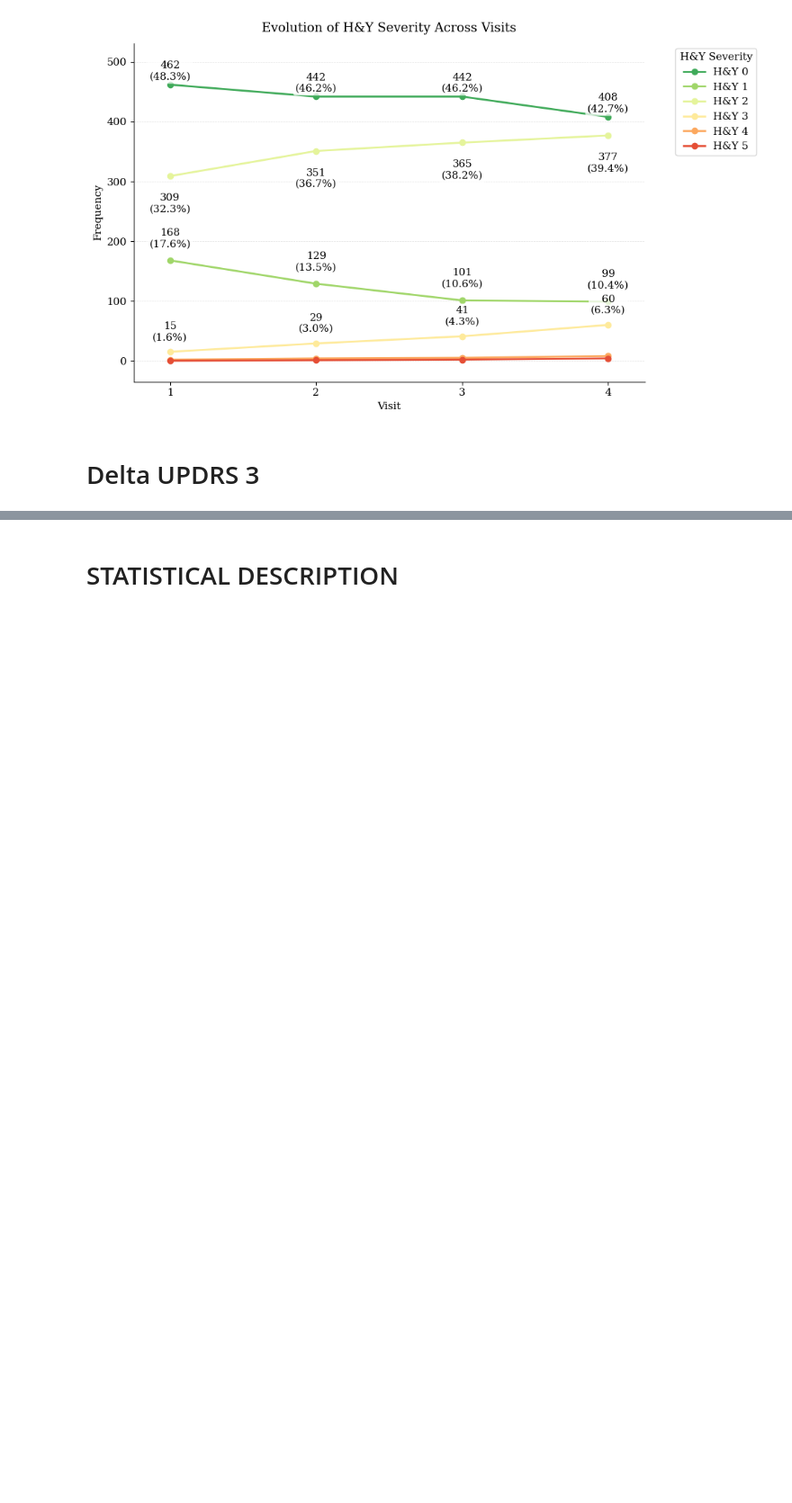
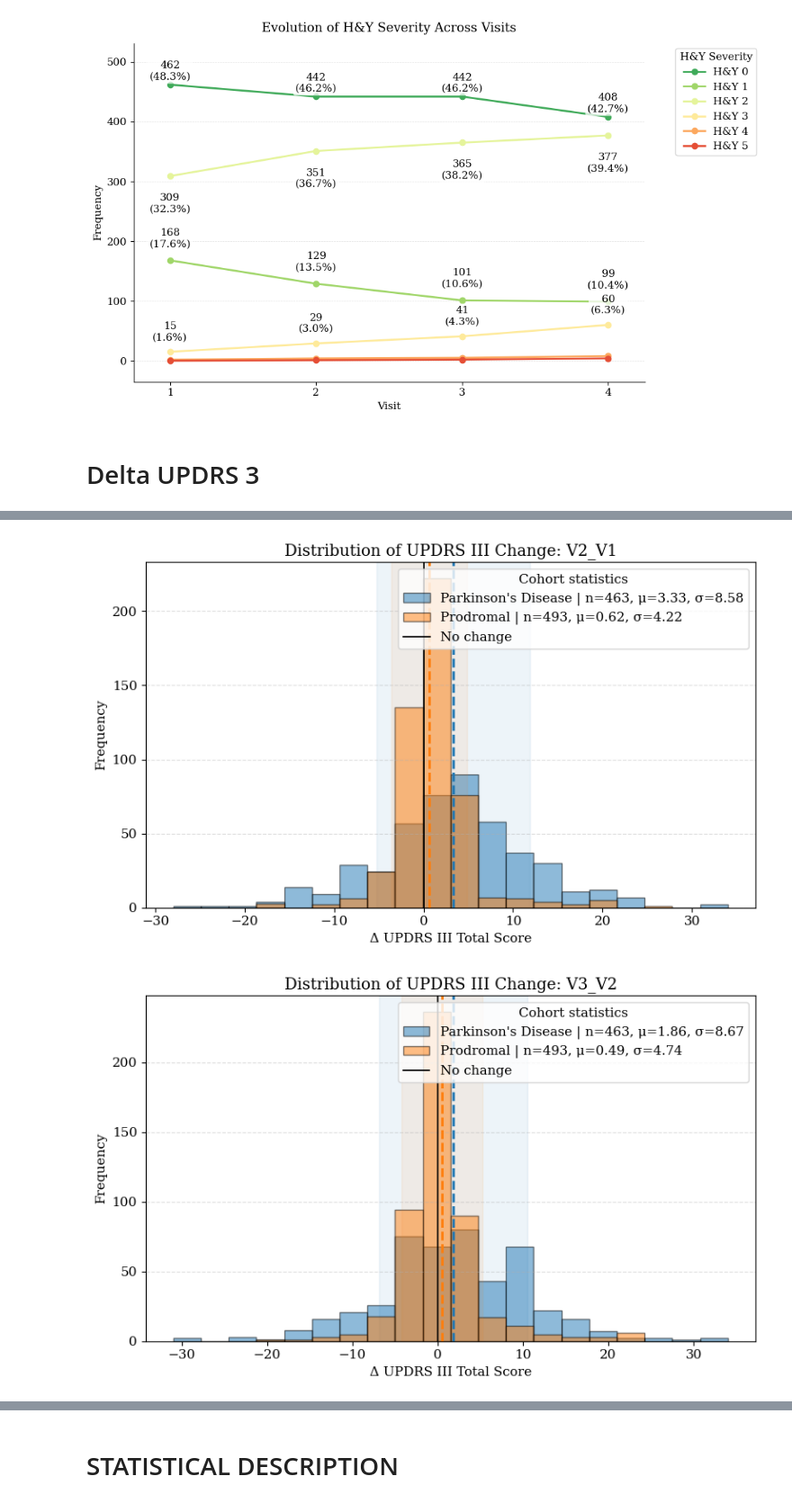
Before and after one commit to fserracrespi/PD_progression_ppmi, a Jupyter notebook: SCRIPTS/PYTHON/DATA EDA/HY_OUTPUT.ipynb, the cells around one changed output, grey strips where cells are left out. Shown at 90% size. Drawn from its saved outputs; the diff is of its cells as text; code cells hidden in the pictures; blank space fills up the shorter version.

```diff
--- a/SCRIPTS/PYTHON/DATA EDA/HY_OUTPUT.ipynb
+++ b/SCRIPTS/PYTHON/DATA EDA/HY_OUTPUT.ipynb
@@ -706,0 +745,80 @@ IndexError: index 0 is out of bounds for axis 0 with size 0
+# %%
+import matplotlib.pyplot as plt
+import pandas as pd
+import numpy as np
+
+for key in delta_dic:
+
+    values = pd.Series(delta_dic[key], name="Delta_UPDRS_III")
+    cohort = pd.Series(data_cohort, name="Cohort")
+
+    plot_df = pd.concat([values, cohort], axis=1).dropna()
+
+    bins = np.linspace(
+        plot_df["Delta_UPDRS_III"].min(),
+        plot_df["Delta_UPDRS_III"].max(),
+        21
+    )
+
+    fig, ax = plt.subplots(figsize=(8, 5))
+
+    color_cycle = plt.rcParams['axes.prop_cycle'].by_key()['color']
+
+    for i, cohort_name in enumerate(plot_df["Cohort"].unique()):
+
+        subset = plot_df.loc[
+            plot_df["Cohort"] == cohort_name,
+            "Delta_UPDRS_III"
+        ]
+
+        mean = subset.mean()
+        std = subset.std()
+
+        color = color_cycle[i % len(color_cycle)]
+
+        ax.hist(
+            subset,
+            bins=bins,
+            alpha=0.5,
+            edgecolor="black",
+            color=color,
+            label=f"{cohort_name} | n={len(subset)}, μ={mean:.2f}, σ={std:.2f}"
+        )
+
+        # Línea vertical de la media de cada cohorte
+        ax.axvline(
+            mean,
+            color=color,
+            linestyle="--",
+            linewidth=2
+        )
+
+        # Zona media ± desviación estándar
+        ax.axvspan(
+            mean - std,
+            mean + std,
+            color=color,
+            alpha=0.08
+        )
+
+    # Línea vertical en 0 para separar mejora/empeoramiento
+    ax.axvline(
+        0,
+        color="black",
+        linestyle="-",
+        linewidth=1.2,
+        label="No change"
+    )
+
+    ax.set_title(f"Distribution of UPDRS III Change: {key}")
+    ax.set_xlabel("Δ UPDRS III Total Score")
+    ax.set_ylabel("Frequency")
+
+    ax.grid(axis="y", linestyle="--", alpha=0.4)
+    ax.legend(title="Cohort statistics")
+
+    plt.tight_layout()
+    plt.show()
+# %% [output]
+[figure, added]
+[figure, added]
```
Also changed, not shown: parts of 10 cells of this notebook.
